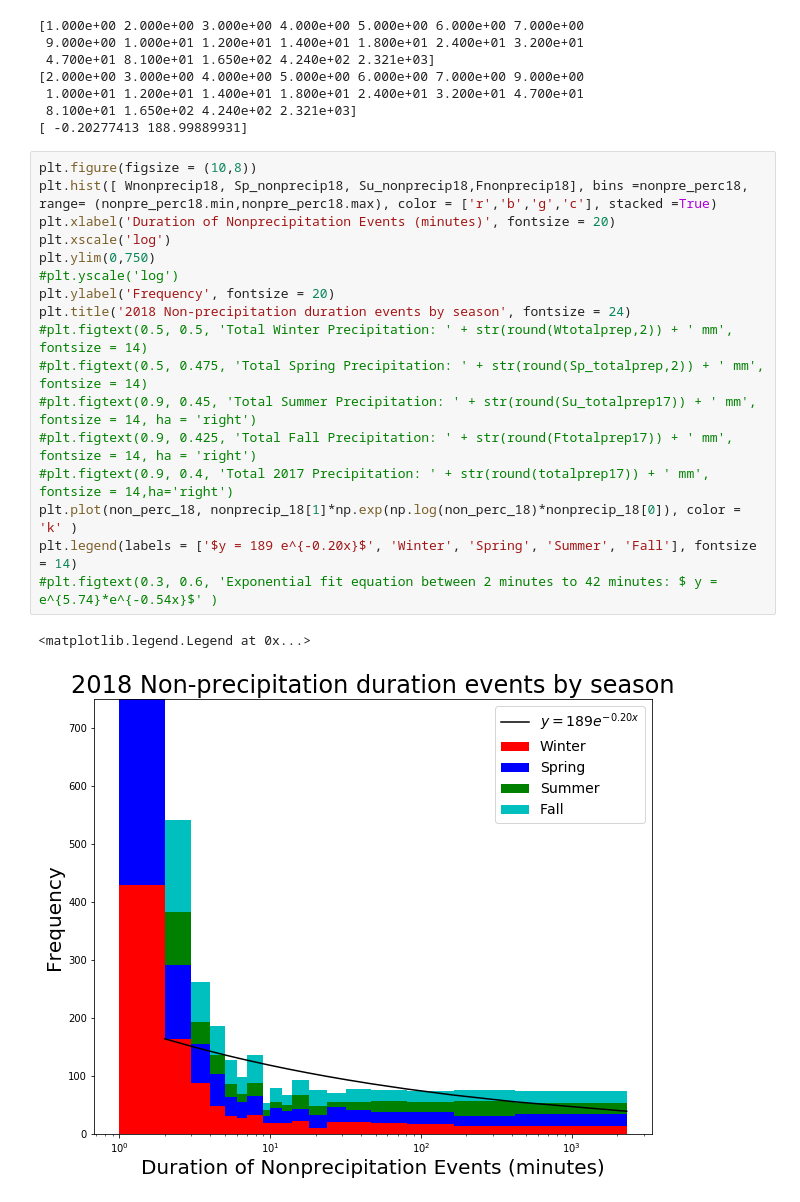
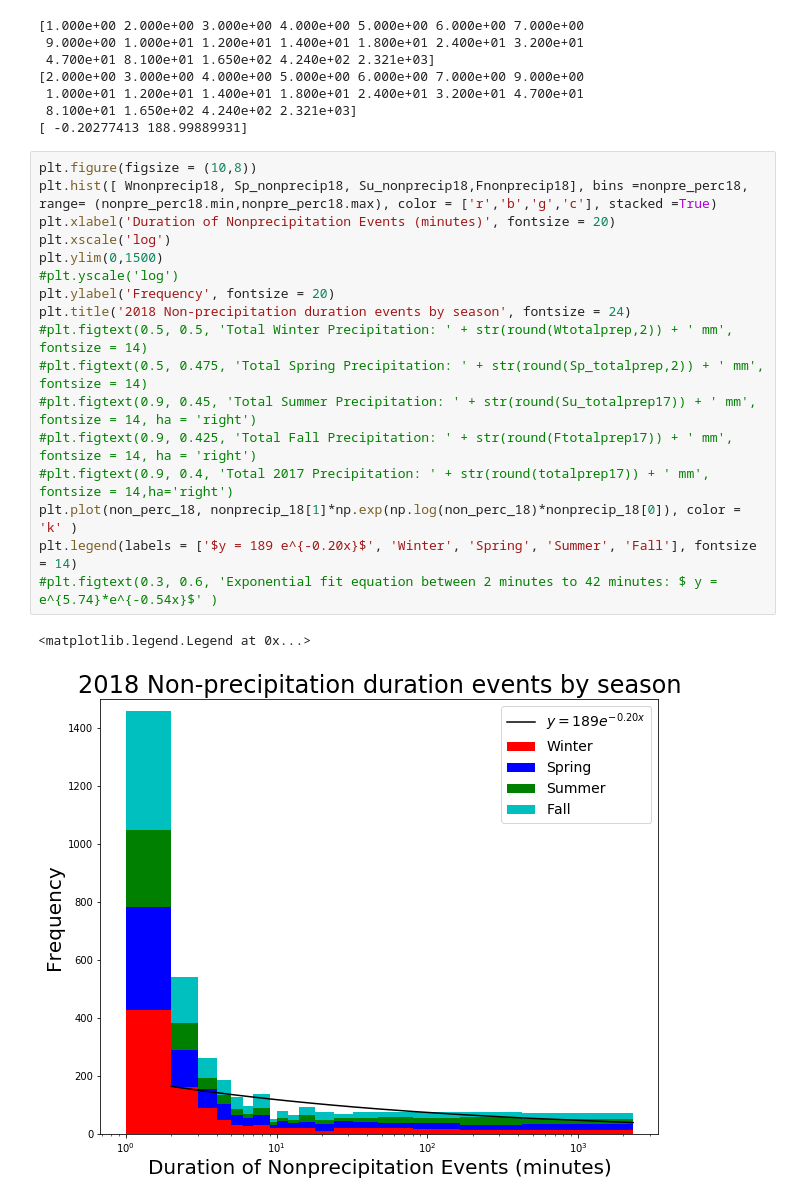
Before and after one commit to zhangt3-e/senior_thesis, a Jupyter notebook: Code/intensity_and_non_precip.ipynb, the cells around one changed output. Saved outputs shown, nothing was run; the diff lists cells and outputs as text.

```diff
--- a/Code/intensity_and_non_precip.ipynb
+++ b/Code/intensity_and_non_precip.ipynb
@@ -245,20 +252,20 @@ print(nonprecip_18)
 # %%
 plt.figure(figsize = (10,8))
 plt.hist([ Wnonprecip18, Sp_nonprecip18, Su_nonprecip18,Fnonprecip18], bins =nonpre_perc18, range= (nonpre_perc18.min,nonpre_perc18.max), color = ['r','b','g','c'], stacked =True)
 plt.xlabel('Duration of Nonprecipitation Events (minutes)', fontsize = 20)
 plt.xscale('log')
-plt.ylim(0,750)
+plt.ylim(0,1500)
 #plt.yscale('log')
 plt.ylabel('Frequency', fontsize = 20)
 plt.title('2018 Non-precipitation duration events by season', fontsize = 24)
 #plt.figtext(0.5, 0.5, 'Total Winter Precipitation: ' + str(round(Wtotalprep,2)) + ' mm', fontsize = 14)
 #plt.figtext(0.5, 0.475, 'Total Spring Precipitation: ' + str(round(Sp_totalprep,2)) + ' mm', fontsize = 14)
 #plt.figtext(0.9, 0.45, 'Total Summer Precipitation: ' + str(round(Su_totalprep17)) + ' mm', fontsize = 14, ha = 'right')
 #plt.figtext(0.9, 0.425, 'Total Fall Precipitation: ' + str(round(Ftotalprep17)) + ' mm', fontsize = 14, ha = 'right')
 #plt.figtext(0.9, 0.4, 'Total 2017 Precipitation: ' + str(round(totalprep17)) + ' mm', fontsize = 14,ha='right')
 plt.plot(non_perc_18, nonprecip_18[1]*np.exp(np.log(non_perc_18)*nonprecip_18[0]), color = 'k' )
 plt.legend(labels = ['$y = 189 e^{-0.20x}$', 'Winter', 'Spring', 'Summer', 'Fall'], fontsize = 14)
 #plt.figtext(0.3, 0.6, 'Exponential fit equation between 2 minutes to 42 minutes: $ y = e^{5.74}*e^{-0.54x}$' )
 # %% [output]
 <matplotlib.legend.Legend at 0x...>
-[figure, old version]
+[figure, new version]
```
Also changed, not shown: parts of 25 cells of this notebook.
